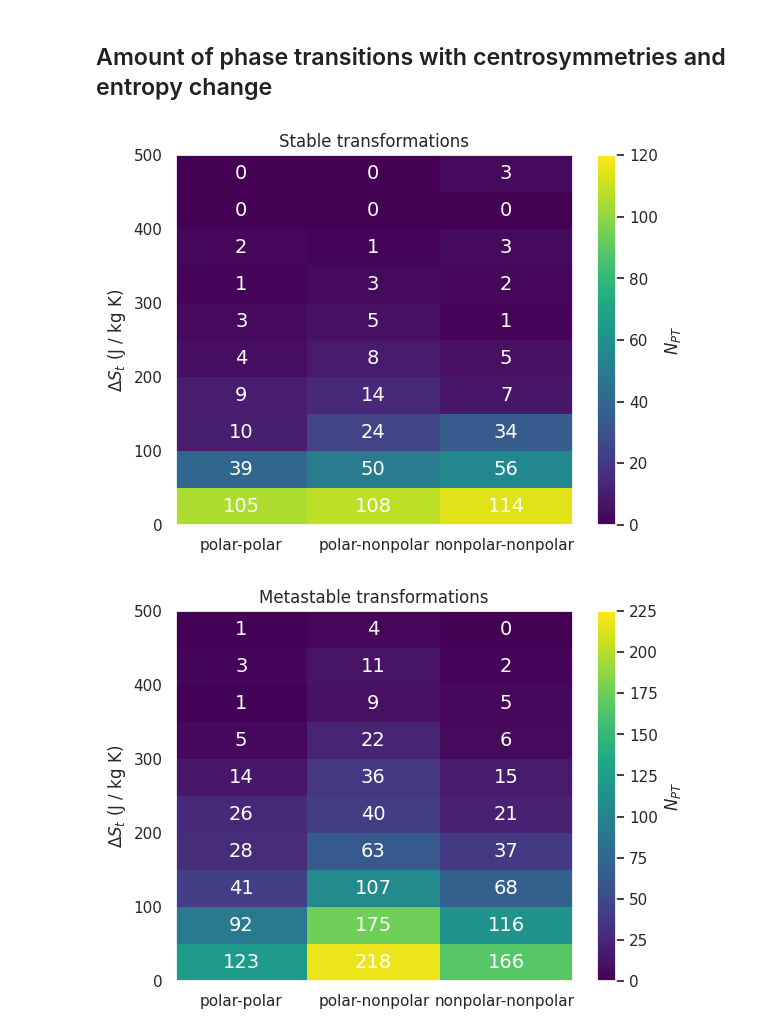
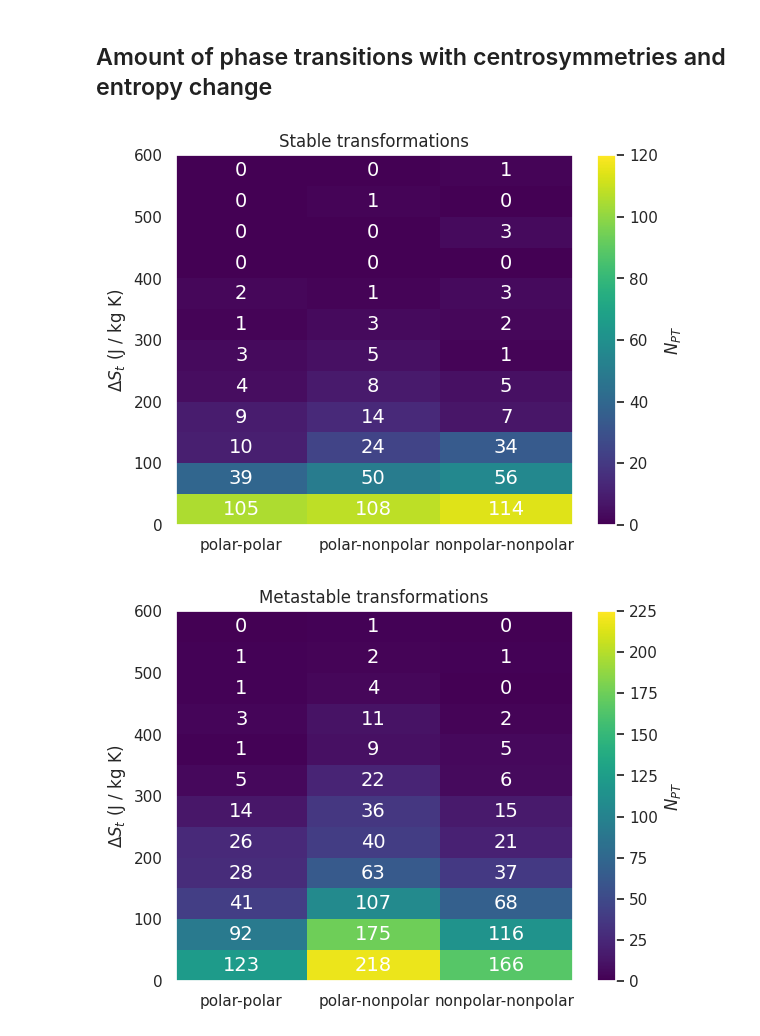
Before and after one commit to IonRepo/ml-phasetransitions, a Jupyter notebook: predict-phase-transitions.ipynb, the cells around one changed output. Saved outputs shown, nothing was run; the diff lists cells and outputs as text; code cells hidden in the pictures.

```diff
--- a/predict-phase-transitions.ipynb
+++ b/predict-phase-transitions.ipynb
@@ -477,7 +458,7 @@ The PostScript backend does not support transparency; partially transparent arti
 ## Amount of phase transitions at each temperature and LTC change
 # %%
 x_edges = temperatures
-y_edges = np.linspace(0, 1, 10+1)
+y_edges = np.linspace(0, 0.8, 8+1)
 
 # Generate the 2D histogram data
 distribution = np.histogram2d(stable_transition_phases['transition-temperature'], np.abs(stable_transition_phases['conductivity-change']),
@@ -564,6 +545,6 @@ plt.show()
 # %%
 x_edges = temperatures
-y_edges = np.linspace(0, 500, 10+1)
+y_edges = np.linspace(0, 600, 12+1)
 
 # Generate the 2D histogram data
 distribution = np.histogram2d(unstable_transition_phases['transition-temperature'], unstable_transition_phases['entropy-change'],
@@ -703,7 +684,7 @@ plt.show()
 ## Amount of phase transitions with centrosymmetries and entropy change
 # %%
 x_edges = np.array(centrosymmetry_edges)
-y_edges = np.linspace(0, 500, 10+1)
+y_edges = np.linspace(0, 600, 12+1)
 
 # Generate the 2D histogram data
 distribution = np.histogram2d(stable_transition_phases['centrosymmetry'], stable_transition_phases['entropy-change'],
@@ -743,10 +724,10 @@ plt.title('Stable transformations')
 plt.savefig(f'{output_folder}/entropy_changes_vs_stable_centrosymmetry.pdf', dpi=50, bbox_inches='tight')
 plt.show()
 # %% [output]
-[figure, old version]
+[figure, new version]
 # %%
 x_edges = np.array(centrosymmetry_edges)
-y_edges = np.linspace(0, 500, 10+1)
+y_edges = np.linspace(0, 600, 12+1)
 
 # Generate the 2D histogram data
 distribution = np.histogram2d(unstable_transition_phases['centrosymmetry'], unstable_transition_phases['entropy-change'],
@@ -759,31 +740,31 @@ X, Y = np.meshgrid(x_edges, y_edges)
 # Plot the 2D histogram with pcolormesh
 fig, ax = plt.subplots()
 plt.pcolormesh(X, Y, distribution, shading='auto', cmap='viridis', vmin=0, vmax=225)
 plt.xticks(centrosymmetry_ticks_x,
            centrosymmetry_ticks_labels)
 plt.ylabel(r'$\Delta S_t$ (J / kg K)')
 
 # Calculate the centers of each cell
 x_centers = (x_edges[:-1] + x_edges[1:]) / 2
 y_centers = (y_edges[:-1] + y_edges[1:]) / 2
 X_centers, Y_centers = np.meshgrid(x_centers, y_centers)
 
 # Flatten the centers and Z values for vectorized annotation
 x_flat = X_centers.flatten()
 y_flat = Y_centers.flatten()
 z_flat = distribution.flatten()
 
 # Annotate all cells at once using vectorized operations
 for xc, yc, z in zip(x_flat, y_flat, z_flat):
     ax.text(xc, yc, f'{int(z)}', ha='center', va='center', color='white', size=14)
 
 # Add colorbar
 colorbar = plt.colorbar()
 colorbar.set_label(r'$N_{PT}$')
 
 # Save the plot to a file
 plt.title('Metastable transformations')
 plt.savefig(f'{output_folder}/entropy_changes_vs_unstable_centrosymmetry.pdf', dpi=50, bbox_inches='tight')
 plt.show()
 # %% [output]
-[figure, old version]
+[figure, new version]
```
Also changed, not shown: parts of 8 cells of this notebook.
